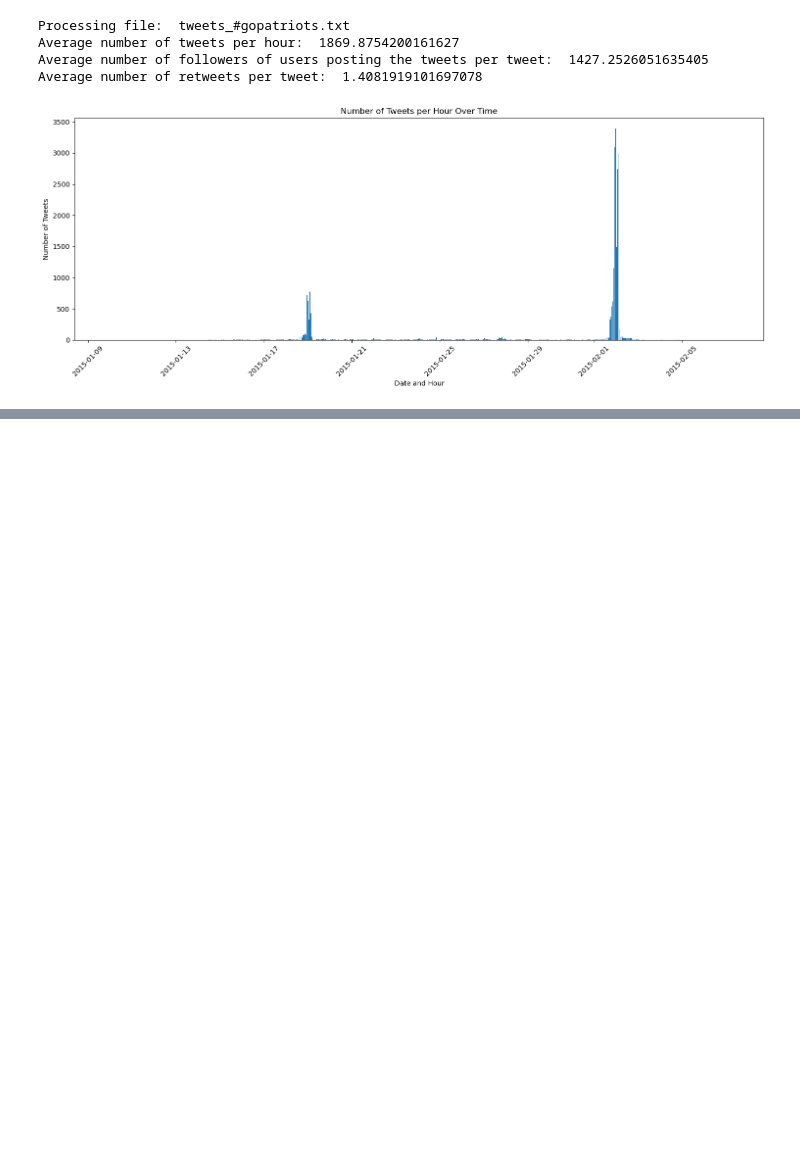
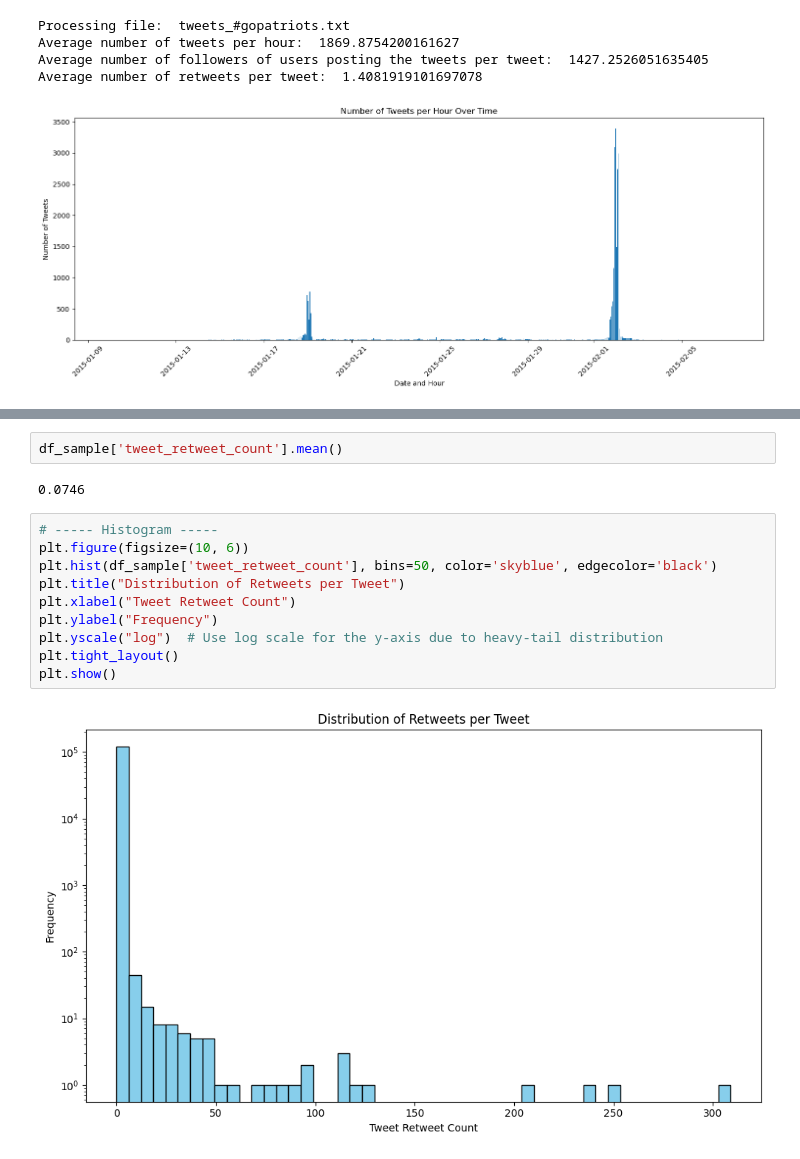
Before and after one commit to godlikeS97/ece219project4, a Jupyter notebook: Tweet_Analysis/data_processing.ipynb, the cells around one changed output, grey strips where cells are left out. Drawn from its saved outputs; the diff is of its cells as text; blank space fills up the shorter version.

```diff
--- a/Tweet_Analysis/data_processing.ipynb
+++ b/Tweet_Analysis/data_processing.ipynb
@@ -172,0 +215,16 @@ Average number of retweets per tweet:  1.4081919101697078
+# %%
+df_sample['tweet_retweet_count'].mean()
+# %% [output]
+0.0746
+# %%
+# ----- Histogram -----
+plt.figure(figsize=(10, 6))
+plt.hist(df_sample['tweet_retweet_count'], bins=50, color='skyblue', edgecolor='black')
+plt.title("Distribution of Retweets per Tweet")
+plt.xlabel("Tweet Retweet Count")
+plt.ylabel("Frequency")
+plt.yscale("log")  # Use log scale for the y-axis due to heavy-tail distribution
+plt.tight_layout()
+plt.show()
+# %% [output]
+[figure, added]
```
Also changed, not shown: parts of 21 cells of this notebook.
